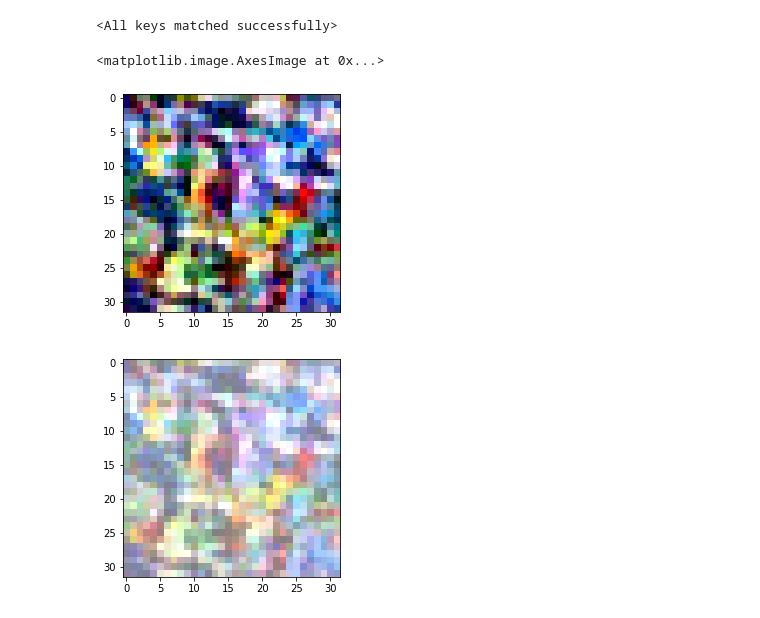
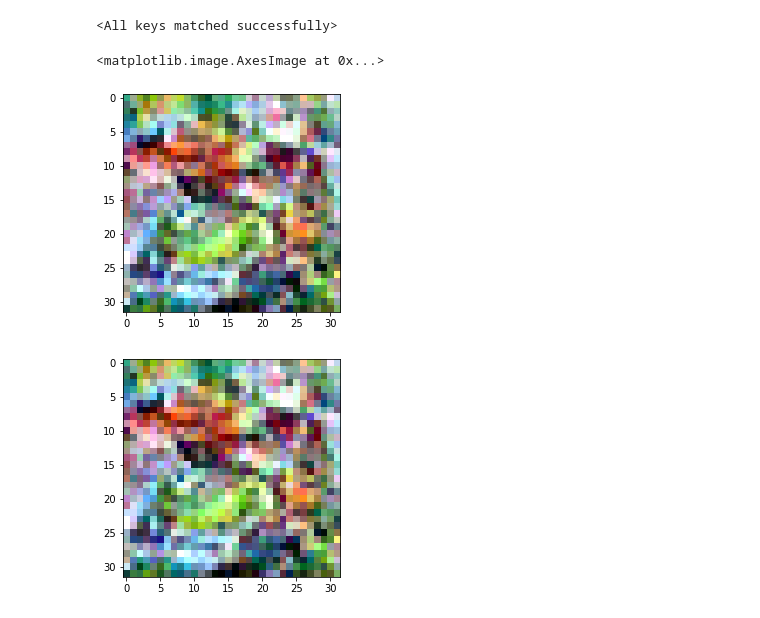
Before and after one commit to isaac0804/DDPM, a Jupyter notebook: visualize.ipynb, the cells around one changed output. Drawn from its saved outputs; the diff is of its cells as text; code cells hidden in the pictures.

```diff
--- a/visualize.ipynb
+++ b/visualize.ipynb
@@ -154,24 +154,26 @@ model = UNet(
     loss_type="huber")
 # state_dict = torch.load("runs/1656835168-steadfast-nautilus/checkpoints/ep10-ba15620-rank0")
 # state_dict = torch.load("runs/1656841502-spiritual-bee/checkpoints/ep10-ba15620-rank0")
-state_dict = torch.load("runs/1656843751-crafty-zebu/checkpoints/ep10-ba15620-rank0")
+# state_dict = torch.load("runs/1656843751-crafty-zebu/checkpoints/ep10-ba15620-rank0")
+state_dict = torch.load("runs/default-huber-warmup_cosine/checkpoints/ep25-ba19525-rank0")
 model.load_state_dict(state_dict["state"]["model"])
 # %% [output]
 <All keys matched successfully>
 # %%
 from ddpm import sample
 import matplotlib.pyplot as plt
 import numpy as np
 
-samples = model.sample(image_size=32)
+model.cuda()
+samples = model.sample(image_size=32, show_progress=True)
 
 random_index = 1
 _sample = samples[-1][1].transpose(1, 2, 0)
 _sample = np.clip(_sample / 2 + 0.5, 0, 1)
 plt.imshow(_sample)
 # %% [output]
 <matplotlib.image.AxesImage at 0x...>
-[figure, old version]
+[figure, new version]
 # %%
 import matplotlib.animation as animation
 
@@ -189,4 +191,4 @@ animate = animation.ArtistAnimation(fig, ims, interval=50, blit=True, repeat_del
 animate.save('diffusion.gif')
 plt.show()
 # %% [output]
-[figure, old version]
+[figure, new version]
```
Also changed, not shown: 4 other files.
